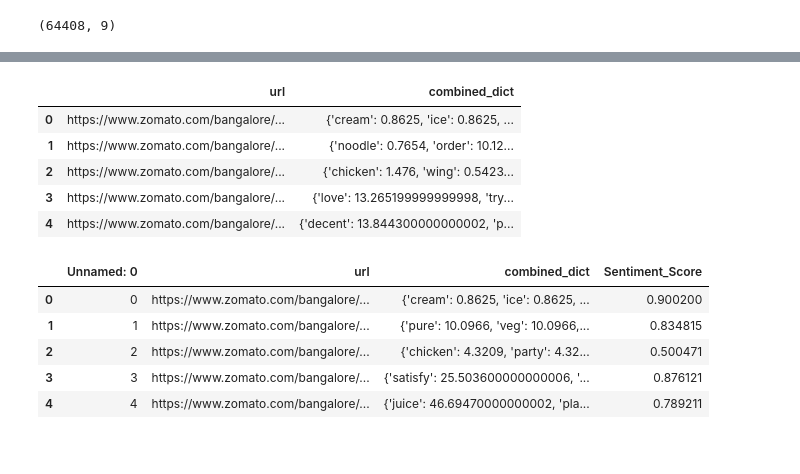
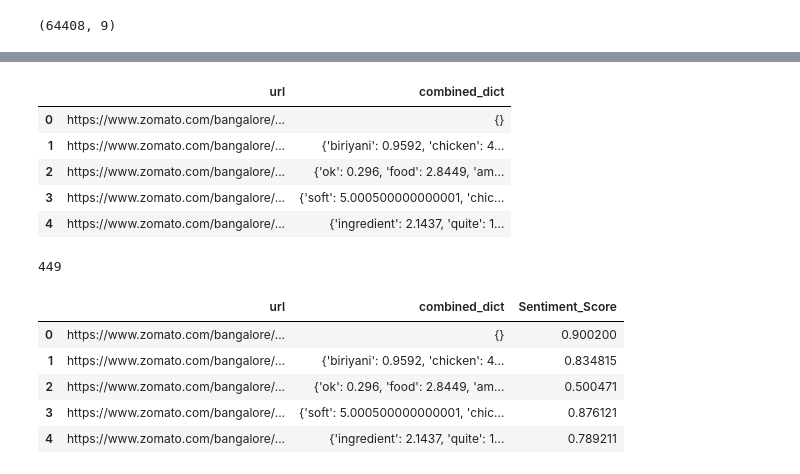
Before and after one commit to WaHMugdha/MoodBites, a Jupyter notebook: moodbites_words.ipynb, the cells around one changed output, grey strips where cells are left out. Cells and saved outputs as stored; diff of their text form; code cells hidden in the pictures.

Commit message:
small change in final_sentiment_score_of_topics

```diff
--- a/moodbites_words.ipynb
+++ b/moodbites_words.ipynb
@@ -208,7 +208,8 @@ for index, row in data.iterrows():
     dict_old = row['word_sentiments_dict']
 
     # Merge the dictionaries while giving priority to values from dict_new
-    final_dict = copy.deepcopy(dict_old)
+    if dict_old != {}:
+      final_dict = copy.deepcopy(dict_old)
     for key, value in dict_new.items():
         final_dict[key] = value if value != 0 else final_dict.get(key, 0)
 
@@ -292,40 +293,42 @@ data['weighted_average'][0]
 # %%
 import pandas as pd
 
 
 # Convert data to a DataFrame
 df = pd.DataFrame(data['url'], columns=['url'])
 
-# Assign 'word_sentiments_dict' list as another column
-df['word_sentiments_dict'] = data['word_sentiments_dict']
+# Assign 'final_sentiment_score_of_topics' list as another column
+df['final_sentiment_score_of_topics'] = data['final_sentiment_score_of_topics']
 
 # Initialize an empty dictionary to store combined values
 combined_dict = {}
 
 # Iterate through each row in the DataFrame
 for index, row in df.iterrows():
     url = row['url']
-    word_sentiments_dict = row['word_sentiments_dict']
+    final_sentiment_score_of_topics = row['final_sentiment_score_of_topics']
 
-    # Update the combined_dict with the values from word_sentiments_dict
+    # Update the combined_dict with the values from final_sentiment_score_of_topics
     if url in combined_dict:
-        for key, value in word_sentiments_dict.items():
+        for key, value in final_sentiment_score_of_topics.items():
             combined_dict[url][key] = combined_dict[url].get(key, 0) + value
     else:
         combined_dict[url] = word_sentiments_dict.copy()
 
 # Convert the combined_dict to a DataFrame
 combined_df = pd.DataFrame(combined_dict.items(), columns=['url', 'combined_dict'])
 combined_df.head()
 # %% [output]
 |  | url | combined_dict |
-| 0 | https://www.zomato.com/bangalore/... | {'cream': 0.8625, 'ice': 0.8625, ... |
-| 1 | https://www.zomato.com/bangalore/... | {'noodle': 0.7654, 'order': 10.12... |
-| 2 | https://www.zomato.com/bangalore/... | {'chicken': 1.476, 'wing': 0.5423... |
-| 3 | https://www.zomato.com/bangalore/... | {'love': 13.265199999999998, 'try... |
-| 4 | https://www.zomato.com/bangalore/... | {'decent': 13.844300000000002, 'p... |
+| 0 | https://www.zomato.com/bangalore/... | {} |
+| 1 | https://www.zomato.com/bangalore/... | {'biriyani': 0.9592, 'chicken': 4... |
+| 2 | https://www.zomato.com/bangalore/... | {'ok': 0.296, 'food': 2.8449, 'am... |
+| 3 | https://www.zomato.com/bangalore/... | {'soft': 5.000500000000001, 'chic... |
+| 4 | https://www.zomato.com/bangalore/... | {'ingredient': 2.1437, 'quite': 1... |
 # %%
 combined_df['combined_dict'].apply(lambda x: len(x) == 0).sum()
+# %% [output]
+449
 # %%
 file_path = '/content/drive/MyDrive/Kaggle/combined.pkl'
 with open(file_path, 'wb') as file:
@@ -338,12 +341,12 @@ combined_df = pd.merge(combined_df, average_sentiment, on='url')
 # %%
 combined_df.head()
 # %% [output]
-|  | Unnamed: 0 | url | combined_dict | Sentiment_Score |
-| 0 | 0 | https://www.zomato.com/bangalore/... | {'cream': 0.8625, 'ice': 0.8625, ... | 0.900200 |
-| 1 | 1 | https://www.zomato.com/bangalore/... | {'pure': 10.0966, 'veg': 10.0966,... | 0.834815 |
-| 2 | 2 | https://www.zomato.com/bangalore/... | {'chicken': 4.3209, 'party': 4.32... | 0.500471 |
-| 3 | 3 | https://www.zomato.com/bangalore/... | {'satisfy': 25.503600000000006, '... | 0.876121 |
-| 4 | 4 | https://www.zomato.com/bangalore/... | {'juice': 46.69470000000002, 'pla... | 0.789211 |
+|  | url | combined_dict | Sentiment_Score |
+| 0 | https://www.zomato.com/bangalore/... | {} | 0.900200 |
+| 1 | https://www.zomato.com/bangalore/... | {'biriyani': 0.9592, 'chicken': 4... | 0.834815 |
+| 2 | https://www.zomato.com/bangalore/... | {'ok': 0.296, 'food': 2.8449, 'am... | 0.500471 |
+| 3 | https://www.zomato.com/bangalore/... | {'soft': 5.000500000000001, 'chic... | 0.876121 |
+| 4 | https://www.zomato.com/bangalore/... | {'ingredient': 2.1437, 'quite': 1... | 0.789211 |
 # %%
 from google.colab import files
 combined_df.to_csv('combined.csv')
```
